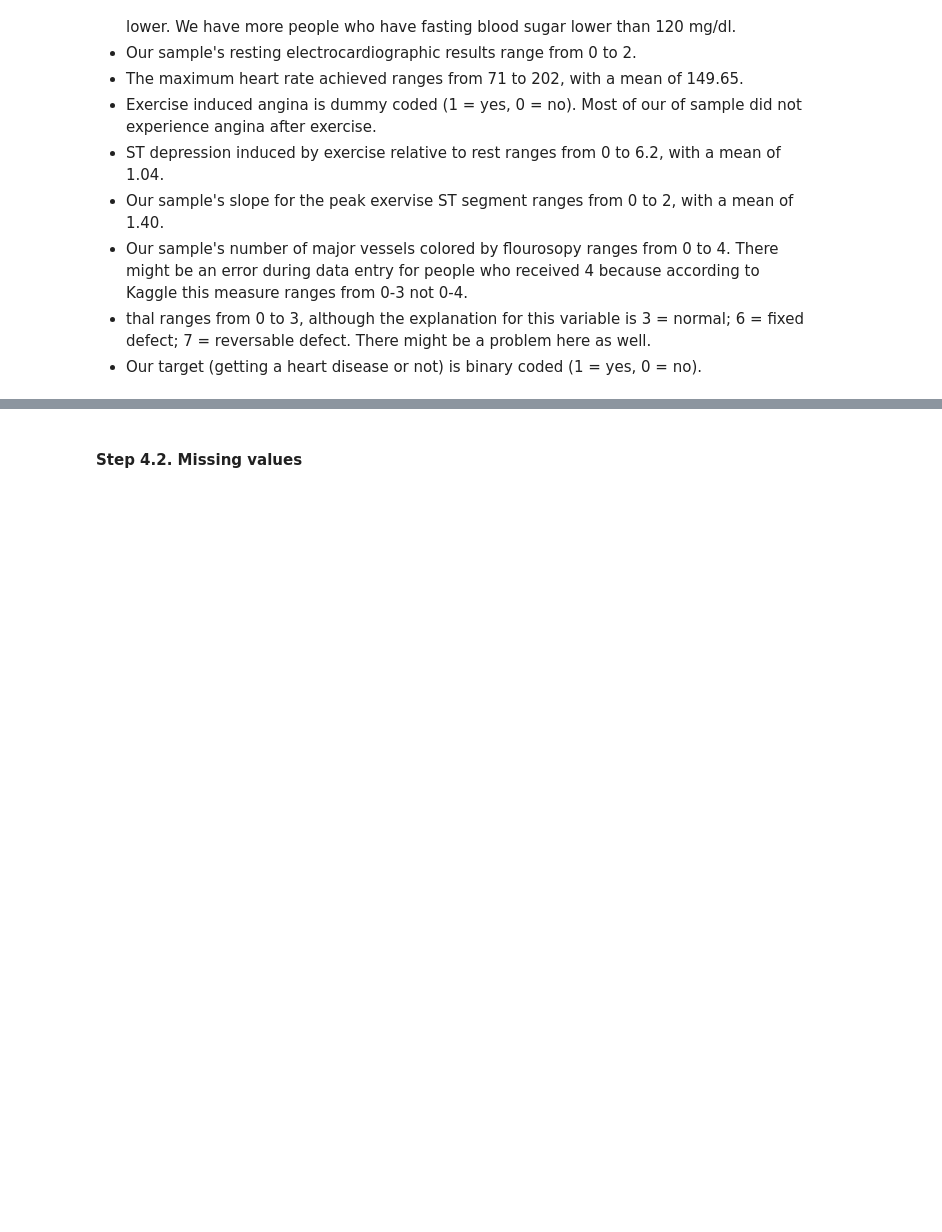
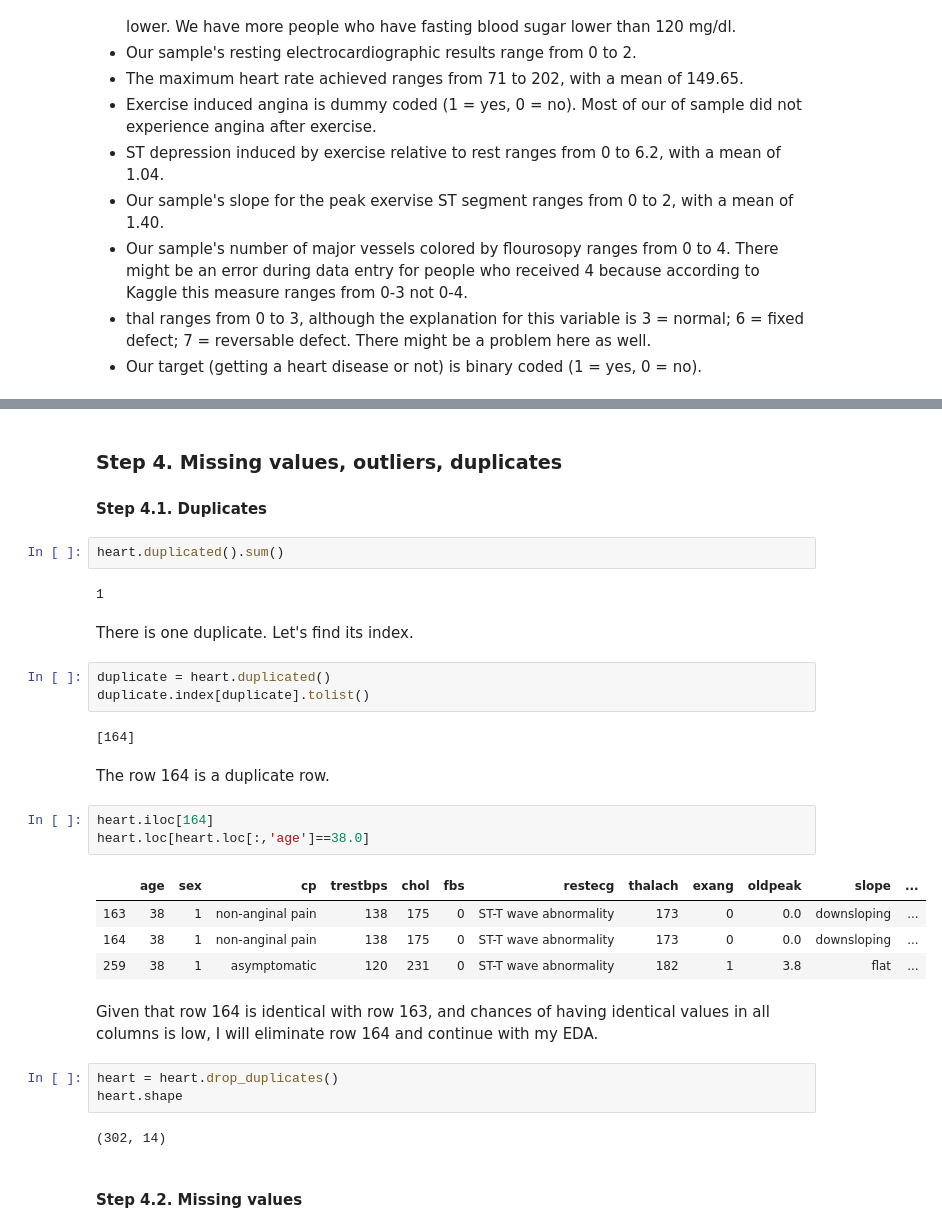
Before and after one commit to eetekin/LaunchCode, a Jupyter notebook: Project/EDA on Heart Disease.ipynb, the cells around one changed output, grey strips where cells are left out. Saved outputs shown, nothing was run; the diff lists cells and outputs as text; blank space fills up the shorter version.

```diff
--- a/Project/EDA on Heart Disease.ipynb
+++ b/Project/EDA on Heart Disease.ipynb
@@ -184,6 +185,37 @@ See the caveats in the documentation: http://pandas.pydata.org/pandas-docs/stabl
 | 2 | 41 | 0 | atypical angina | 130 | 204 | 0 | normal | 172 | 0 | 1.4 | downsloping | ... |
 | 3 | 56 | 1 | atypical angina | 120 | 236 | 0 | ST-T wave abnormality | 178 | 0 | 0.8 | downsloping | ... |
 | 4 | 57 | 0 | typical angina | 120 | 354 | 0 | ST-T wave abnormality | 163 | 1 | 0.6 | downsloping | ... |
+# %% [markdown]
+### Step 4. Missing values, outliers, duplicates
+#### Step 4.1. Duplicates
+# %%
+heart.duplicated().sum()
+# %% [output]
+1
+# %% [markdown]
+There is one duplicate. Let's find its index.
+# %%
+duplicate = heart.duplicated()
+duplicate.index[duplicate].tolist()
+# %% [output]
+[164]
+# %% [markdown]
+The row 164 is a duplicate row.
+# %%
+heart.iloc[164]
+heart.loc[heart.loc[:,'age']==38.0]
+# %% [output]
+|  | age | sex | cp | trestbps | chol | fbs | restecg | thalach | exang | oldpeak | slope | ... |
+| 163 | 38 | 1 | non-anginal pain | 138 | 175 | 0 | ST-T wave abnormality | 173 | 0 | 0.0 | downsloping | ... |
+| 164 | 38 | 1 | non-anginal pain | 138 | 175 | 0 | ST-T wave abnormality | 173 | 0 | 0.0 | downsloping | ... |
+| 259 | 38 | 1 | asymptomatic | 120 | 231 | 0 | ST-T wave abnormality | 182 | 1 | 3.8 | flat | ... |
+# %% [markdown]
+Given that row 164 is identical with row 163, and chances of having identical values in all columns is low, I will eliminate row 164 and continue with my EDA.
+# %%
+heart = heart.drop_duplicates()
+heart.shape
+# %% [output]
+(302, 14)
 # %% [markdown]
 #### Step 4.2. Missing values
 # %%
```
Also changed, not shown: parts of 29 cells of this notebook.
